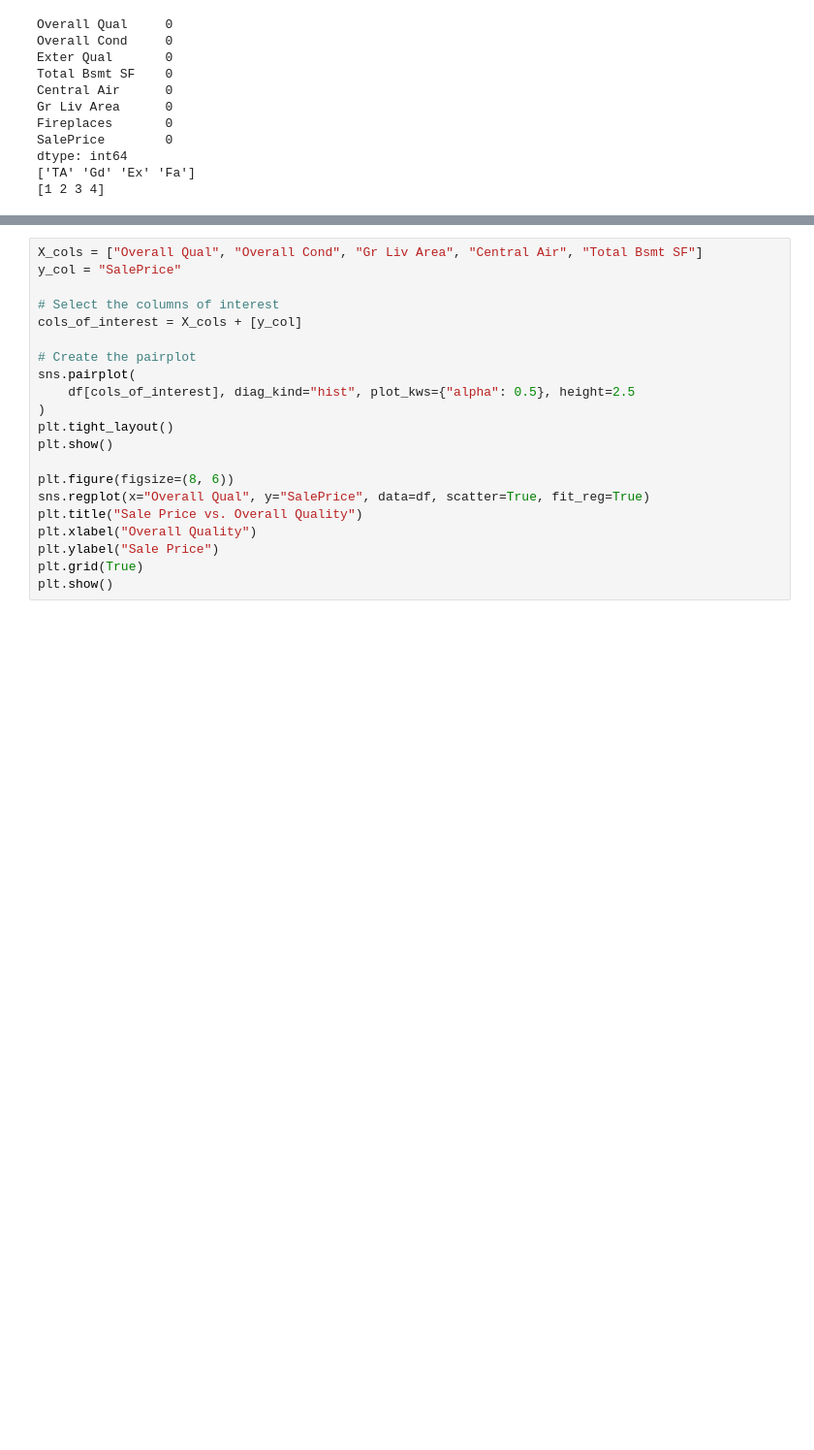
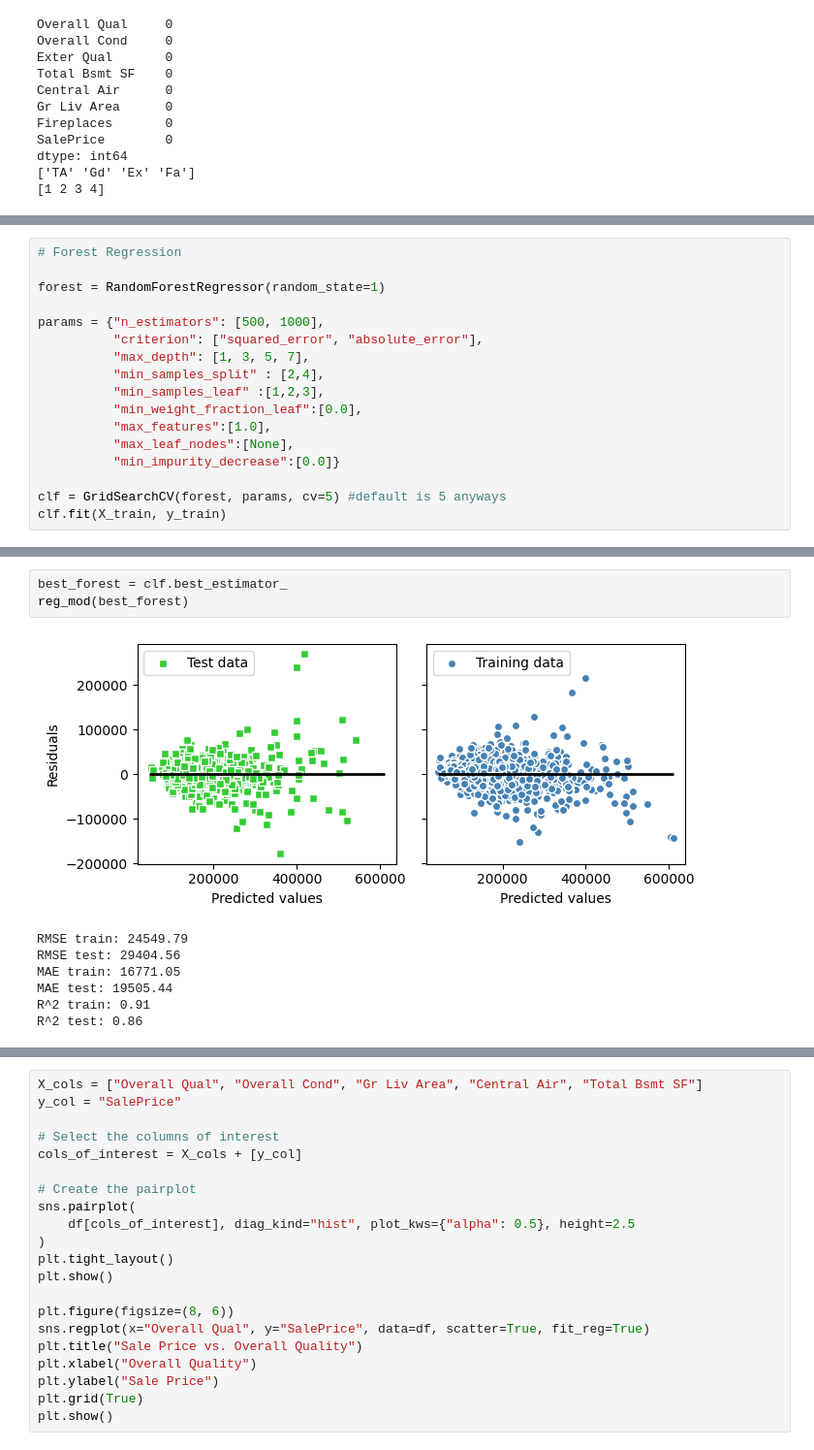
Before and after one commit to lwilsen/IEX_Training, a Jupyter notebook: LR/LR_Learning/Housing_reg.ipynb, the cells around one changed output, grey strips where cells are left out. Shown at 97% size. Saved outputs shown, nothing was run; the diff lists cells and outputs as text; blank space fills up the shorter version.

```diff
--- a/LR/LR_Learning/Housing_reg.ipynb
+++ b/LR/LR_Learning/Housing_reg.ipynb
@@ -229,0 +245,17 @@ mod_stats
+# %%
+# Forest Regression
+
+forest = RandomForestRegressor(random_state=1)
+
+params = {"n_estimators": [500, 1000],
+          "criterion": ["squared_error", "absolute_error"],
+          "max_depth": [1, 3, 5, 7],
+          "min_samples_split" : [2,4],
+          "min_samples_leaf" :[1,2,3],
+          "min_weight_fraction_leaf":[0.0],
+          "max_features":[1.0],
+          "max_leaf_nodes":[None],
+          "min_impurity_decrease":[0.0]}
+
+clf = GridSearchCV(forest, params, cv=5) #default is 5 anyways
+clf.fit(X_train, y_train)
@@ -229,0 +272,11 @@ mod_stats
+# %%
+best_forest = clf.best_estimator_
+reg_mod(best_forest)
+# %% [output]
+[figure, added]
+RMSE train: 24549.79
+RMSE test: 29404.56
+MAE train: 16771.05
+MAE test: 19505.44
+R^2 train: 0.91
+R^2 test: 0.86
```
Also changed, not shown: parts of 8 cells of this notebook, 11 other files.
